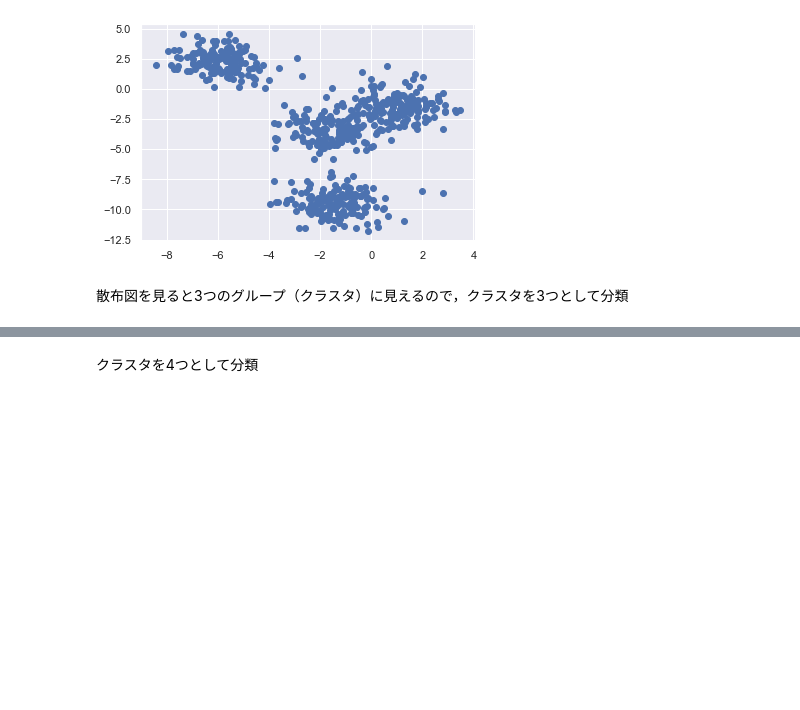
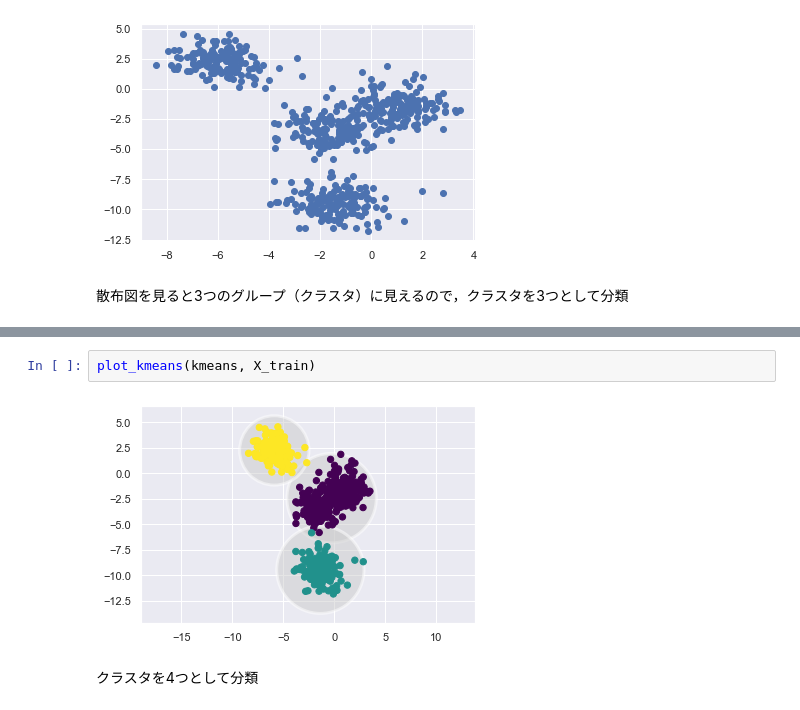
Before and after one commit to miwamasa/DataScience2022, a Jupyter notebook: notebooks/lecture8 clustering.ipynb, the cells around one changed output, grey strips where cells are left out. Drawn from its saved outputs; the diff is of its cells as text; blank space fills up the shorter version.

```diff
--- a/notebooks/lecture8 clustering.ipynb
+++ b/notebooks/lecture8 clustering.ipynb
@@ -47,3 +78,7 @@ plt.scatter(X_train[:,0], X_train[:,1], c=y_train_est, cmap=cm.bwr, edgecolors='
+# %%
+plot_kmeans(kmeans, X_train)
+# %% [output]
+[figure, added]
 # %% [markdown]
 クラスタを4つとして分類
 # %%
```
Also changed, not shown: parts of 11 cells of this notebook.
